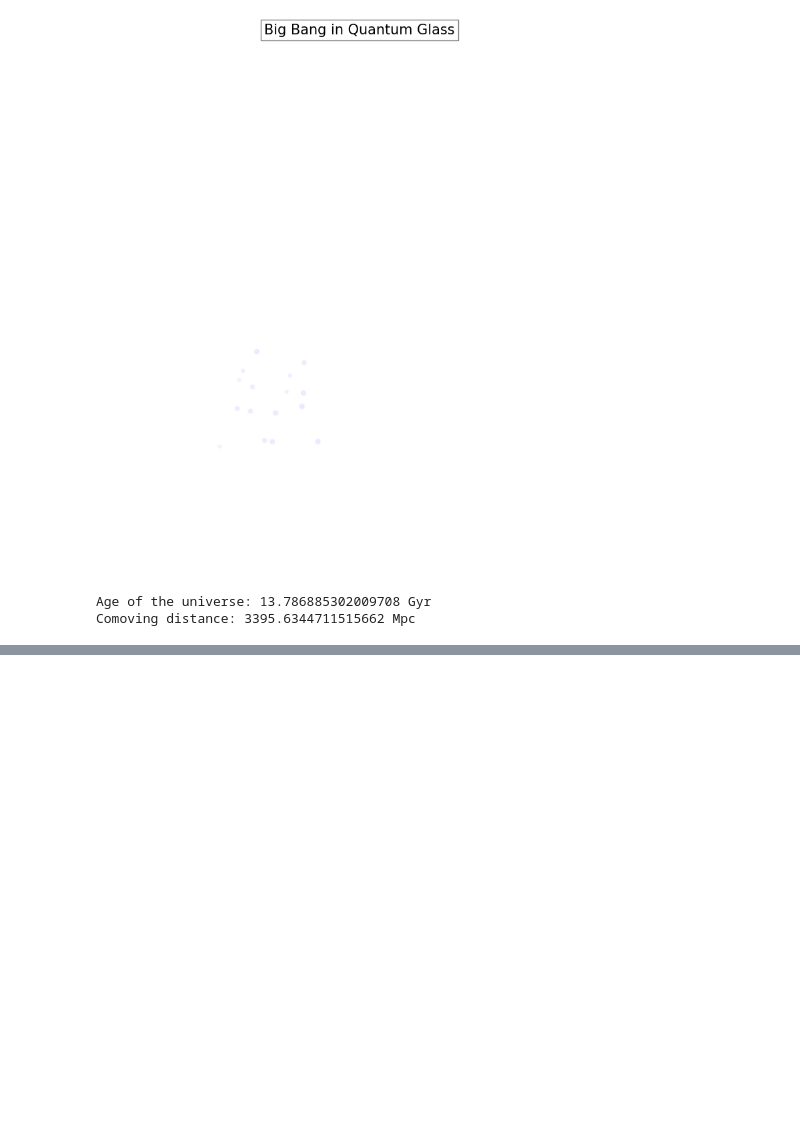
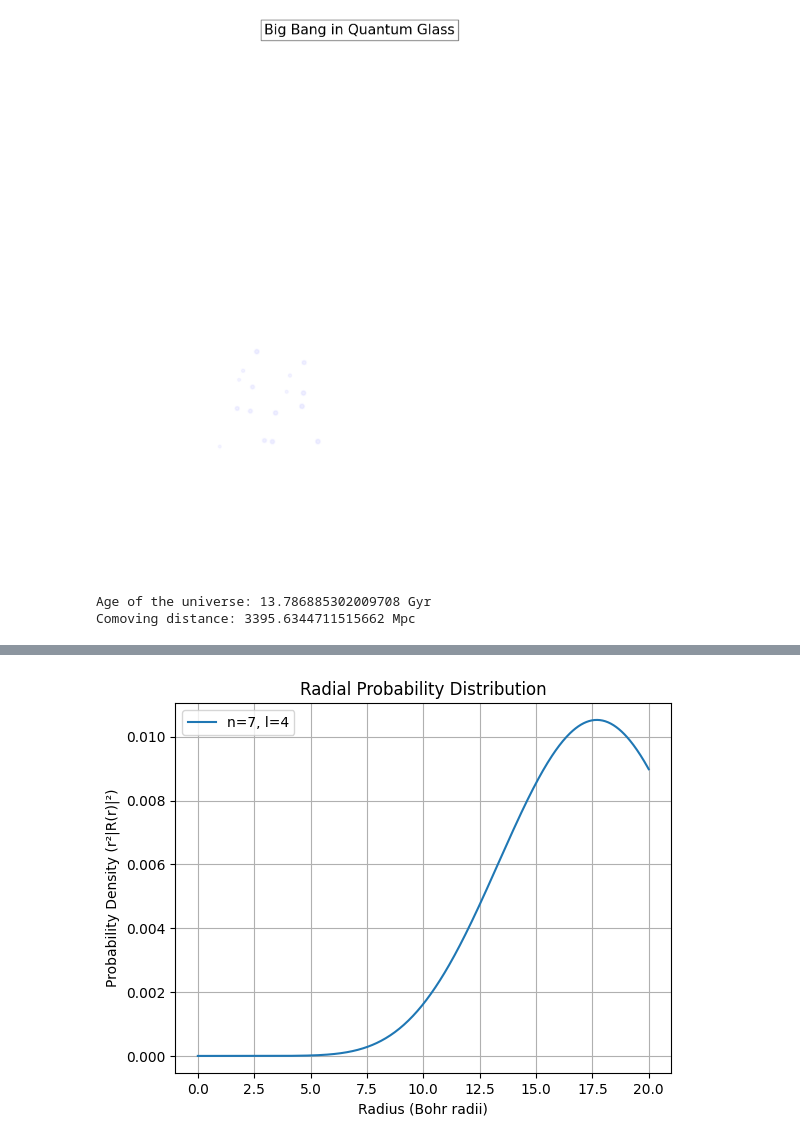
Before and after one commit to ajit-ai/QuantumComputing, a Jupyter notebook: QuntumUniverse.ipynb, the cells around one changed output, grey strips where cells are left out. Cells and saved outputs as stored; diff of their text form; code cells hidden in the pictures; blank space fills up the shorter version.

```diff
--- a/QuntumUniverse.ipynb
+++ b/QuntumUniverse.ipynb
@@ -663,3 +663,101 @@ print("Comoving distance:", distance)  # Output the distance
 # %% [output]
 Age of the universe: 13.786885302009708 Gyr
 Comoving distance: 3395.6344711515662 Mpc
+# %%
+import numpy as np
+from scipy import integrate
+from scipy.special import genlaguerre
+import matplotlib.pyplot as plt
+
+# Constants (in atomic units: hbar = m_e = e = 1)
+a0 = 1.0  # Bohr radius in atomic units
+
+def hydrogen_radial_wavefunction(n, l, r):
+    """
+    Analytical radial wavefunction for hydrogen atom.
+    n: principal quantum number
+    l: azimuthal quantum number
+    r: radial distance (in Bohr radii)
+    """
+    rho = 2 * r / (n * a0)
+    prefactor = np.sqrt((2 / (n * a0))**3 * np.math.factorial(n - l - 1) /
+                        (2 * n * np.math.factorial(n + l)))
+    laguerre = genlaguerre(n - l - 1, 2 * l + 1)(rho)
+    return prefactor * rho**l * np.exp(-rho / 2) * laguerre
+
+def probability_density(n, l, r):
+    """
+    Probability density |R(r)|^2 * r^2 for hydrogen atom (normalized over 4π).
+    """
+    R = hydrogen_radial_wavefunction(n, l, r)
+    return r**2 * R**2
+
+def compute_effective_radius(n, l, r_max=50, dr=0.01):
+    """
+    Compute the 'effective radius' where 95% of electron probability is enclosed.
+    This is a proxy for the 'area' in quantum terms.
+    """
+    r = np.arange(0, r_max, dr)
+    prob_density = probability_density(n, l, r)
+    cumulative_prob = integrate.cumtrapz(prob_density, r, initial=0)
+    total_prob = cumulative_prob[-1]
+    # Find radius where 95% of probability is enclosed
+    r_95 = r[np.where(cumulative_prob >= 0.95 * total_prob)[0][0]]
+    return r_95
+
+def energy_level(n):
+    """
+    Energy level of hydrogen atom in eV.
+    """
+    return -13.6 / n**2  # in eV
+
+def atomic_specification(atomic_number, mass_number):
+    """
+    Calculate particle count for an atom.
+    atomic_number (Z): number of protons
+    mass_number (A): protons + neutrons
+    """
+    protons = atomic_number
+    neutrons = mass_number - atomic_number
+    electrons = atomic_number  # Assuming neutral atom
+    return protons, neutrons, electrons
+
+# Main execution
+if __name__ == "__main__":
+    # User inputs
+    Z = int(input("Enter atomic number (Z): "))  # e.g., 1 for Hydrogen
+    A = int(input("Enter mass number (A): "))    # e.g., 1 for Hydrogen-1
+    n = int(input("Enter principal quantum number (n): "))  # e.g., 1
+    l = int(input("Enter azimuthal quantum number (l, 0 to n-1): "))  # e.g., 0
+
+    # Validate quantum numbers
+    if l >= n or l < 0:
+        print("Invalid l value. Must be 0 <= l < n.")
+        exit()
+
+    # Particle count
+    protons, neutrons, electrons = atomic_specification(Z, A)
+    print(f"\nParticle Count:")
+    print(f"Protons: {protons}")
+    print(f"Neutrons: {neutrons}")
+    print(f"Electrons: {electrons}")
+
+    # Energy level
+    E = energy_level(n)
+    print(f"\nEnergy Level (n={n}): {E:.2f} eV")
+
+    # Effective radius (proxy for 'area')
+    r_95 = compute_effective_radius(n, l)
+    print(f"Effective radius (95% probability, n={n}, l={l}): {r_95:.2f} Bohr radii")
+
+    # Plot probability density
+    r = np.linspace(0, 20, 500)
+    prob = probability_density(n, l, r)
+    plt.plot(r, prob, label=f'n={n}, l={l}')
+    plt.xlabel('Radius (Bohr radii)')
+    plt.ylabel('Probability Density (r²|R(r)|²)')
+    plt.title('Radial Probability Distribution')
+    plt.legend()
+    plt.grid(True)
+    plt.show()
+# %% [output]
@@ -665,0 +776 @@ Comoving distance: 3395.6344711515662 Mpc
+[figure, added]
```
Also changed, not shown: parts of 2 cells of this notebook.
